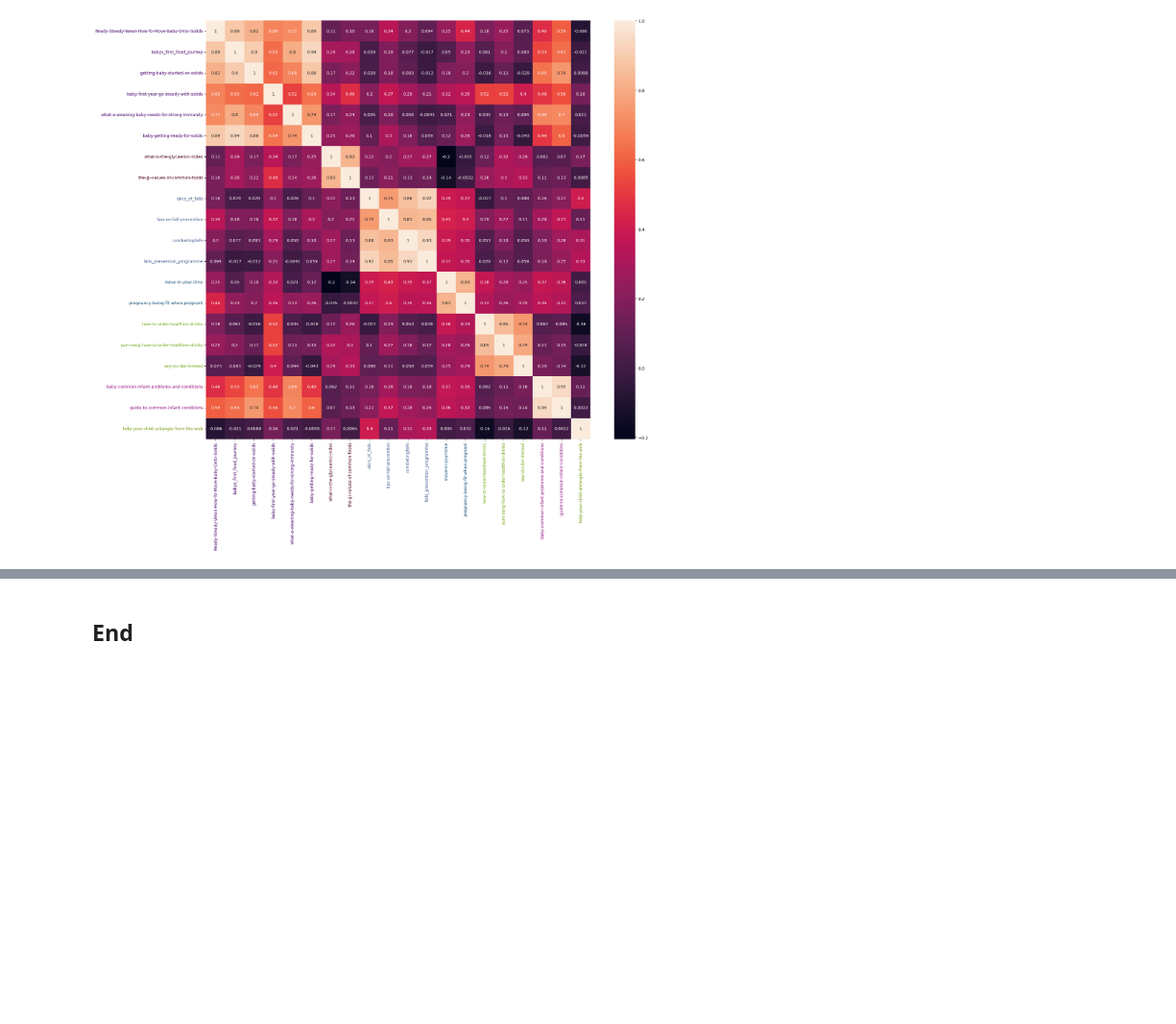
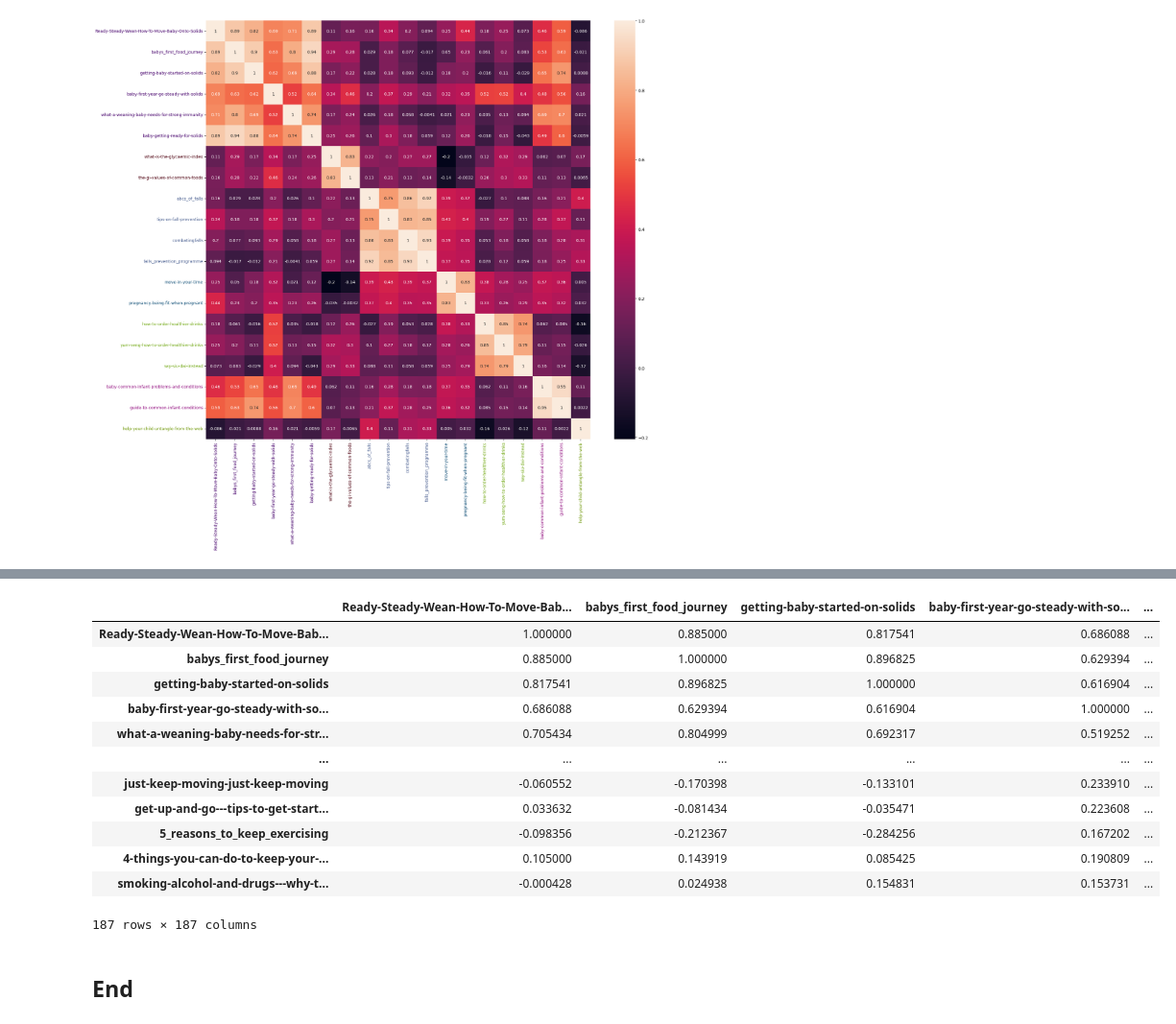
Before and after one commit to Synapxe-DNA/healthhub-content-optimization, a Jupyter notebook: notebooks/doc2vec.ipynb, the cells around one changed output, grey strips where cells are left out. Shown at 96% size. Cells and saved outputs as stored; diff of their text form; code cells hidden in the pictures; blank space fills up the shorter version.

Commit message:
Edited code to include similarity matrix output

```diff
--- a/notebooks/doc2vec.ipynb
+++ b/notebooks/doc2vec.ipynb
@@ -534,0 +537,22 @@ plt.show()
+# %%
+model= Doc2Vec.load(r"..\artifacts\outputs\d2v.model")
+
+df_articles['doc2vec_vector'] = df_articles['article_text'].apply(lambda x: preprocess_and_vectorize(x, word_tokenize, model))
+
+ground_df = pd.read_excel(
+    os.path.join(
+        "..", "data", "Synapxe Content Prioritisation - Live Healthy_020724.xlsx"
+    ),
+    sheet_name="All Live Healthy",
+    index_col=False,
+)
+
+# merge ground truth and df_articles dataframes
+merge_df = pd.merge(
+    df_articles, ground_df, how="left", left_on="doc_source", right_on="URL"
+)
+merge_df = merge_df[[*df_articles.columns, "Combine Group ID"]]
+merge_df = merge_df[merge_df["Combine Group ID"].notna()]
+merge_df = merge_df.sort_values(by="Combine Group ID").reset_index(drop=True)
+merge_df["Combine Group ID"] = merge_df["Combine Group ID"].astype(int)
+merge_df.shape
@@ -534,0 +566,16 @@ plt.show()
+# %%
+article_titles = merge_df.loc[:, "doc_title"].tolist()
+
+#filter on articles in list
+df_articles_filtered = df_articles[df_articles['doc_title'].isin(article_titles)]
+df_articles_filtered.shape
+
+#reorder rows according to list
+df_articles_filtered['doc_title'] = pd.Categorical(df_articles_filtered['doc_title'], categories=article_titles, ordered=True)
+df_articles_filtered = df_articles_filtered.sort_values(by='doc_title').reset_index(drop=True)
+
+# similarity matrix
+vector_series = df_articles_filtered["doc2vec_vector"]
+vectors = np.vstack(vector_series)
+similarities = pairwise_similarity(vectors)
+similarities.shape
@@ -534,0 +589,19 @@ plt.show()
+# %%
+similarities_df = pd.DataFrame(similarities)
+similarities_df.columns = article_titles
+similarities_df.index = article_titles
+similarities_df
+# %% [output]
+|  | Ready-Steady-Wean-How-To-Move-Bab... | babys_first_food_journey | getting-baby-started-on-solids | baby-first-year-go-steady-with-so... | ... |
+| Ready-Steady-Wean-How-To-Move-Bab... | 1.000000 | 0.885000 | 0.817541 | 0.686088 | ... |
+| babys_first_food_journey | 0.885000 | 1.000000 | 0.896825 | 0.629394 | ... |
+| getting-baby-started-on-solids | 0.817541 | 0.896825 | 1.000000 | 0.616904 | ... |
+| baby-first-year-go-steady-with-so... | 0.686088 | 0.629394 | 0.616904 | 1.000000 | ... |
+| what-a-weaning-baby-needs-for-str... | 0.705434 | 0.804999 | 0.692317 | 0.519252 | ... |
+| ... | ... | ... | ... | ... | ... |
+| just-keep-moving-just-keep-moving | -0.060552 | -0.170398 | -0.133101 | 0.233910 | ... |
+| get-up-and-go---tips-to-get-start... | 0.033632 | -0.081434 | -0.035471 | 0.223608 | ... |
+| 5_reasons_to_keep_exercising | -0.098356 | -0.212367 | -0.284256 | 0.167202 | ... |
+| 4-things-you-can-do-to-keep-your-... | 0.105000 | 0.143919 | 0.085425 | 0.190809 | ... |
+| smoking-alcohol-and-drugs---why-t... | -0.000428 | 0.024938 | 0.154831 | 0.153731 | ... |
+187 rows × 187 columns
```
Also changed, not shown: parts of 4 cells of this notebook.
